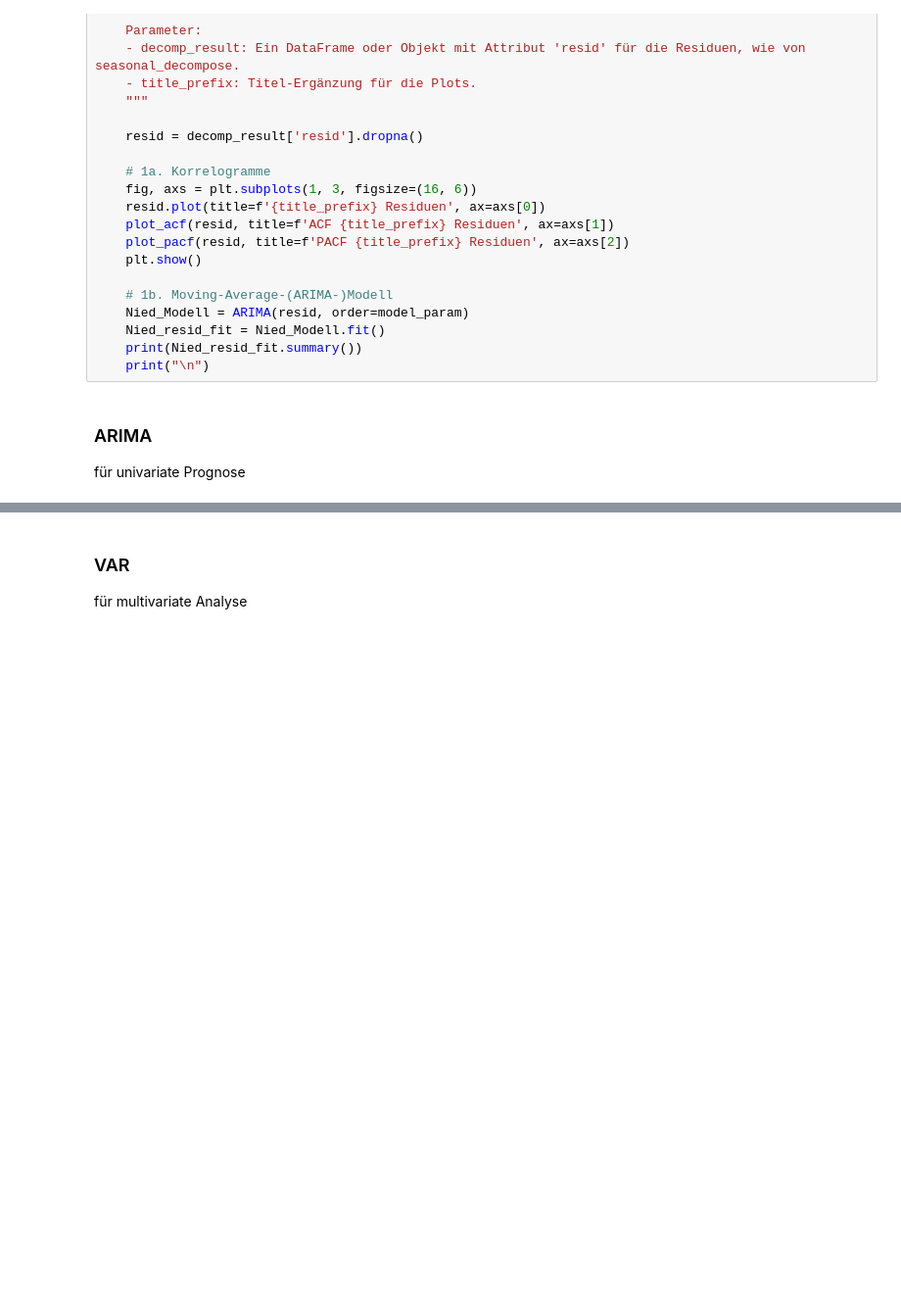
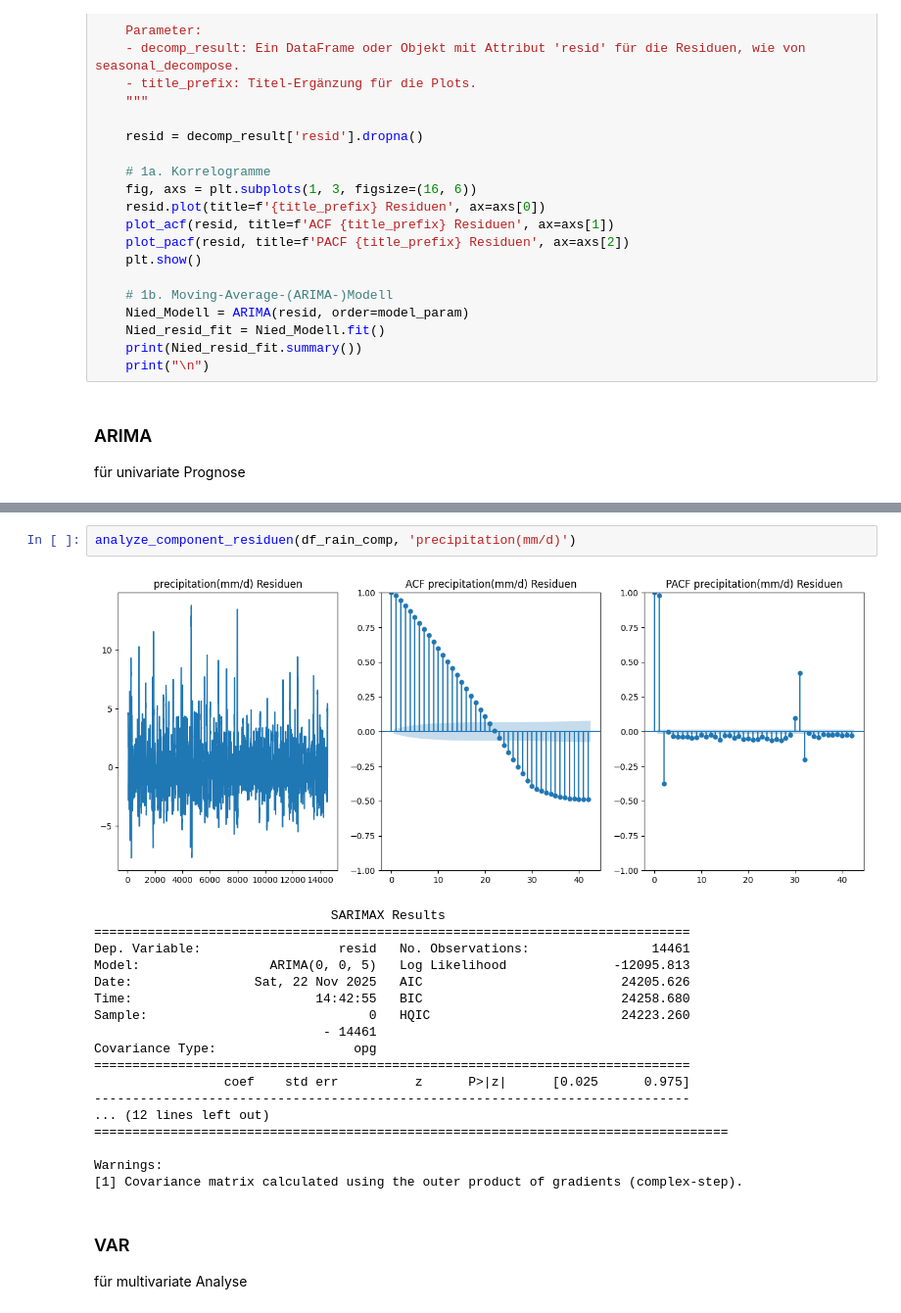
Before and after one commit to Sandra-Senn/spz_Wasserstand_analyse, a Jupyter notebook: notebooks/3_analyse.ipynb, the cells around one changed output, grey strips where cells are left out. Shown at 98% size. Drawn from its saved outputs; the diff is of its cells as text; blank space fills up the shorter version.

```diff
--- a/notebooks/3_analyse.ipynb
+++ b/notebooks/3_analyse.ipynb
@@ -431,6 +446,27 @@ Covariance Type:                  opg
 
 Warnings:
 [1] Covariance matrix calculated using the outer product of gradients (complex-step).
+# %%
+analyze_component_residuen(df_rain_comp, 'precipitation(mm/d)')
+# %% [output]
+[figure, added]
+                               SARIMAX Results
+==============================================================================
+Dep. Variable:                  resid   No. Observations:                14461
+Model:                 ARIMA(0, 0, 5)   Log Likelihood              -12095.813
+Date:                Sat, 22 Nov 2025   AIC                          24205.626
+Time:                        14:42:55   BIC                          24258.680
+Sample:                             0   HQIC                         24223.260
+                              - 14461
+Covariance Type:                  opg
+==============================================================================
+                 coef    std err          z      P>|z|      [0.025      0.975]
+------------------------------------------------------------------------------
+... (12 lines left out)
+===================================================================================
+
+Warnings:
+[1] Covariance matrix calculated using the outer product of gradients (complex-step).
 # %% [markdown]
 ### VAR
 für multivariate Analyse
```
Also changed, not shown: parts of 5 cells of this notebook.
